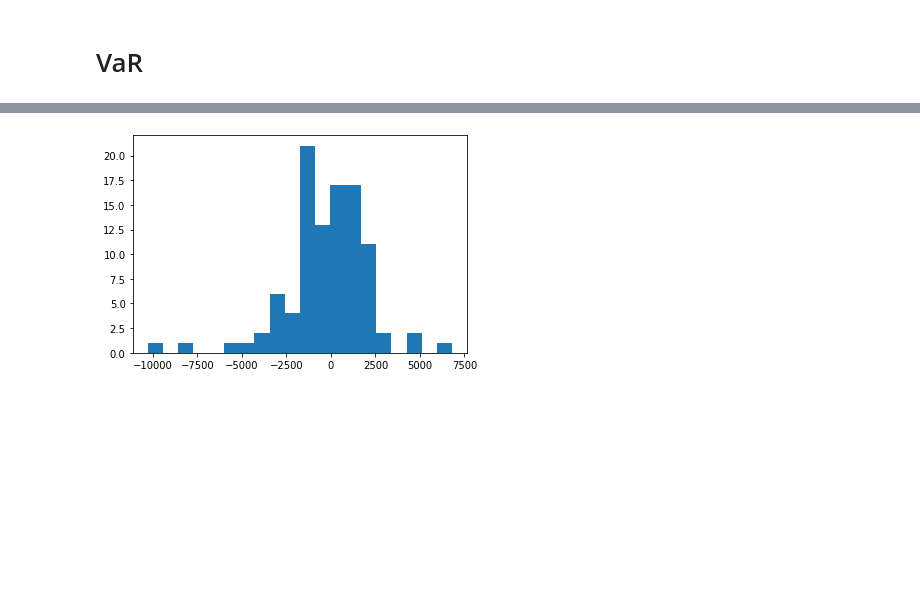
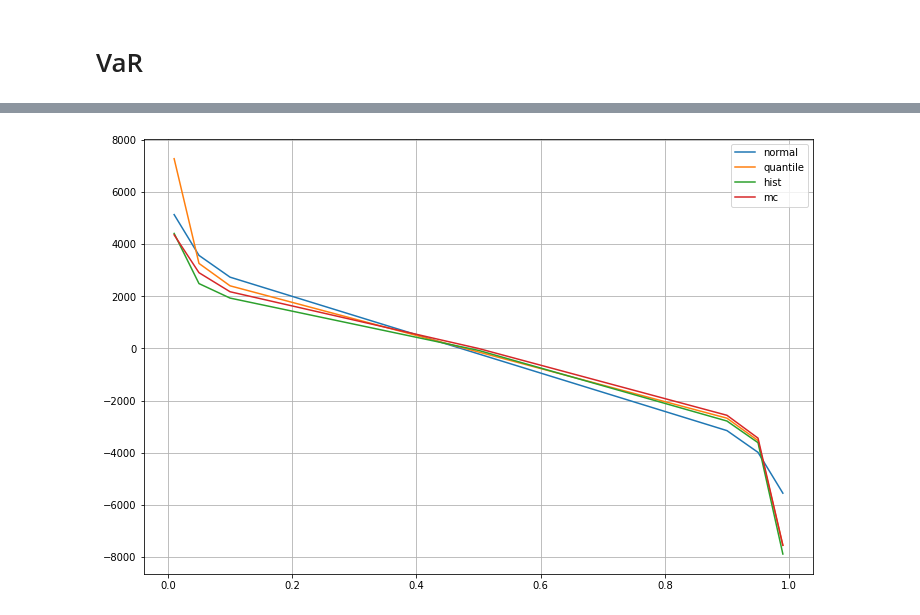
Before and after one commit to xyise/xyise, a Jupyter notebook: notebook/parametric_var/pvar.ipynb, the cells around one changed output, grey strips where cells are left out. Drawn from its saved outputs; the diff is of its cells as text; code cells hidden in the pictures; blank space fills up the shorter version.

```diff
--- a/notebook/parametric_var/pvar.ipynb
+++ b/notebook/parametric_var/pvar.ipynb
@@ -121,14 +168,15 @@ class VaR:
 # %%
 # given
 n_window, n_horizon = 100, 1
-conf_levels = [0.9, 0.95, 0.99]
+conf_levels = [0.01, 0.05, 0.1, 0.5, 0.9, 0.95, 0.99]
 my_var = VaR(df_price, n_window + n_horizon, n_horizon)
 # %%
 var_param_normal = my_var.calculate_parametric_var_std(asset2holding, conf_levels)
 var_param_quantile = my_var.calculate_parametric_var_quantile(asset2holding, conf_levels)
 var_hist, ds_pnl = my_var.calculate_historical_var(asset2holding, conf_levels)
-print('confidence levels', conf_levels)
-print('normal   param   ', var_param_normal)
-print('quantile param   ', var_param_quantile)
-print('historical       ', var_hist)
+var_mc_q, _ = my_var.calculate_monte_carlo_var_quantile(asset2holding, conf_levels, 10000)
+
+df_var = pd.DataFrame(data={'normal':var_param_normal, 'quantile':var_param_quantile, 'hist':var_hist, 'mc':var_mc_q},
+                            index=conf_levels)
+df_var.style.format(precision=2)
 # %% [output]
@@ -139,8 +191,5 @@ historical        [2795.4705923082447, 3626.309074540347, 7917.486305755928]
-# %%
-# let's look at history
-# P&L distribution
-plt.figure()
-plt.hist(ds_pnl, bins=20)
-plt.show()
-# %% [output]
-[figure, removed]
+# %%
+df_var.plot(figsize=(12,8))
+plt.grid()
+# %% [output]
+[figure, added]
```
Also changed, not shown: parts of 5 cells of this notebook.
